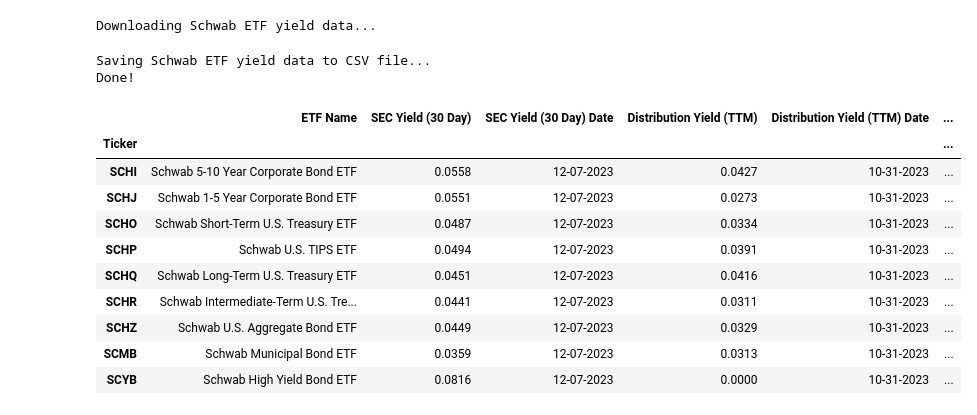
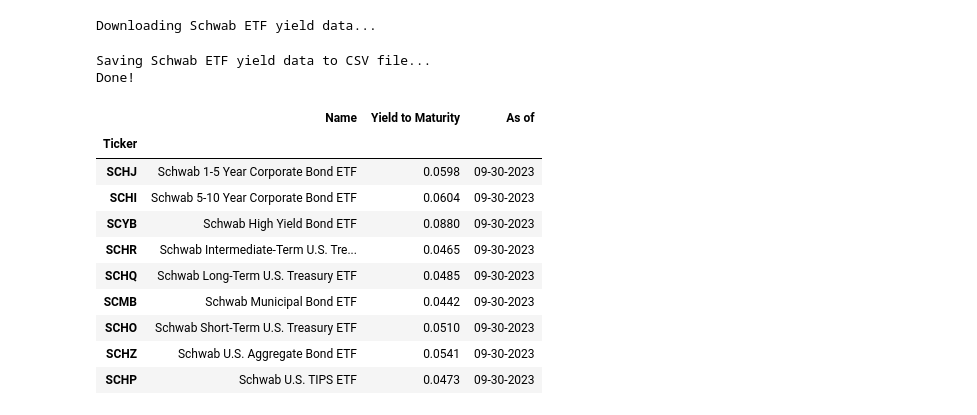
Before and after one commit to nathanramoscfa/yieldquery, a Jupyter notebook: dev/schwab.ipynb, the cells around one changed output. Saved outputs shown, nothing was run; the diff lists cells and outputs as text; code cells hidden in the pictures.

```diff
--- a/dev/schwab.ipynb
+++ b/dev/schwab.ipynb
@@ -4,20 +4,20 @@ sys.path.insert(0, '..')  # Add the parent directory (project root directory) to
 # %%
 from bots.schwab import schwab_bot
 # %%
-df = schwab_bot(return_df=True)
+df = schwab_bot(return_df=True, headless=False)
 df
 # %% [output]
 Downloading Schwab ETF yield data...
 Saving Schwab ETF yield data to CSV file...
 Done!
-|  | ETF Name | SEC Yield (30 Day) | SEC Yield (30 Day) Date | Distribution Yield (TTM) | Distribution Yield (TTM) Date | ... |
-| Ticker |  |  |  |  |  | ... |
-| SCHI | Schwab 5-10 Year Corporate Bond ETF | 0.0558 | 12-07-2023 | 0.0427 | 10-31-2023 | ... |
-| SCHJ | Schwab 1-5 Year Corporate Bond ETF | 0.0551 | 12-07-2023 | 0.0273 | 10-31-2023 | ... |
-| SCHO | Schwab Short-Term U.S. Treasury ETF | 0.0487 | 12-07-2023 | 0.0334 | 10-31-2023 | ... |
-| SCHP | Schwab U.S. TIPS ETF | 0.0494 | 12-07-2023 | 0.0391 | 10-31-2023 | ... |
-| SCHQ | Schwab Long-Term U.S. Treasury ETF | 0.0451 | 12-07-2023 | 0.0416 | 10-31-2023 | ... |
-| SCHR | Schwab Intermediate-Term U.S. Tre... | 0.0441 | 12-07-2023 | 0.0311 | 10-31-2023 | ... |
-| SCHZ | Schwab U.S. Aggregate Bond ETF | 0.0449 | 12-07-2023 | 0.0329 | 10-31-2023 | ... |
-| SCMB | Schwab Municipal Bond ETF | 0.0359 | 12-07-2023 | 0.0313 | 10-31-2023 | ... |
-| SCYB | Schwab High Yield Bond ETF | 0.0816 | 12-07-2023 | 0.0000 | 10-31-2023 | ... |
+|  | Name | Yield to Maturity | As of |
+| Ticker |  |  |  |
+| SCHJ | Schwab 1-5 Year Corporate Bond ETF | 0.0598 | 09-30-2023 |
+| SCHI | Schwab 5-10 Year Corporate Bond ETF | 0.0604 | 09-30-2023 |
+| SCYB | Schwab High Yield Bond ETF | 0.0880 | 09-30-2023 |
+| SCHR | Schwab Intermediate-Term U.S. Tre... | 0.0465 | 09-30-2023 |
+| SCHQ | Schwab Long-Term U.S. Treasury ETF | 0.0485 | 09-30-2023 |
+| SCMB | Schwab Municipal Bond ETF | 0.0442 | 09-30-2023 |
+| SCHO | Schwab Short-Term U.S. Treasury ETF | 0.0510 | 09-30-2023 |
+| SCHZ | Schwab U.S. Aggregate Bond ETF | 0.0541 | 09-30-2023 |
+| SCHP | Schwab U.S. TIPS ETF | 0.0473 | 09-30-2023 |
```
Also changed, not shown: parts of 1 cell of this notebook, 38 other files.
